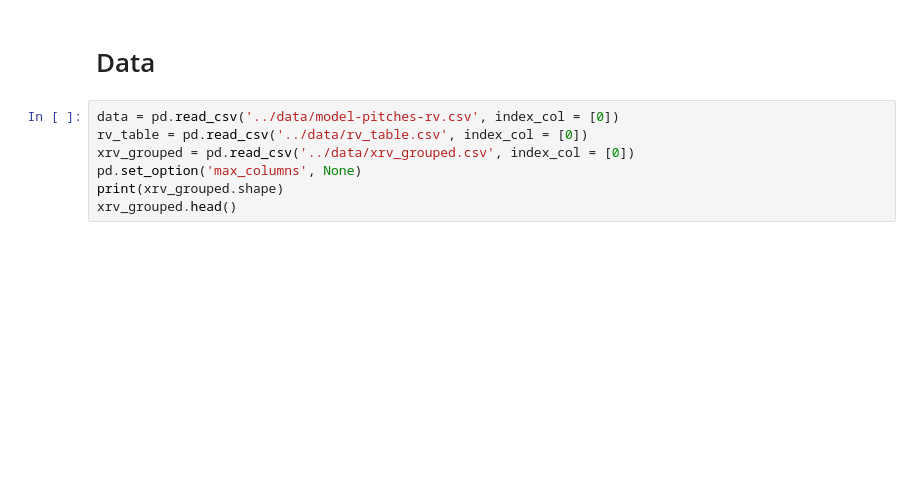
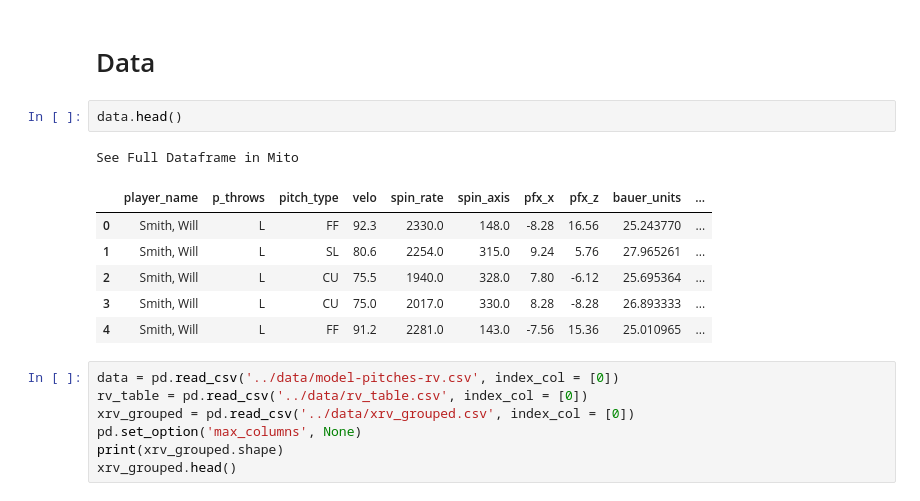
Before and after one commit to anthonyzurke/RVmodel, a Jupyter notebook: notebooks/analysis-rv.ipynb, the cells around one changed output. Cells and saved outputs as stored; diff of their text form; blank space fills up the shorter version.

```diff
--- a/notebooks/analysis-rv.ipynb
+++ b/notebooks/analysis-rv.ipynb
@@ -36,6 +36,16 @@ import warnings
 warnings.filterwarnings('ignore')
 # %% [markdown]
 # Data
+# %%
+data.head()
+# %% [output]
+See Full Dataframe in Mito
+|  | player_name | p_throws | pitch_type | velo | spin_rate | spin_axis | pfx_x | pfx_z | bauer_units | ... |
+| 0 | Smith, Will | L | FF | 92.3 | 2330.0 | 148.0 | -8.28 | 16.56 | 25.243770 | ... |
+| 1 | Smith, Will | L | SL | 80.6 | 2254.0 | 315.0 | 9.24 | 5.76 | 27.965261 | ... |
+| 2 | Smith, Will | L | CU | 75.5 | 1940.0 | 328.0 | 7.80 | -6.12 | 25.695364 | ... |
+| 3 | Smith, Will | L | CU | 75.0 | 2017.0 | 330.0 | 8.28 | -8.28 | 26.893333 | ... |
+| 4 | Smith, Will | L | FF | 91.2 | 2281.0 | 143.0 | -7.56 | 15.36 | 25.010965 | ... |
 # %%
 data = pd.read_csv('../data/model-pitches-rv.csv', index_col = [0])
 rv_table = pd.read_csv('../data/rv_table.csv', index_col = [0])
```
Also changed, not shown: parts of 3 cells of this notebook, 4 other files.
